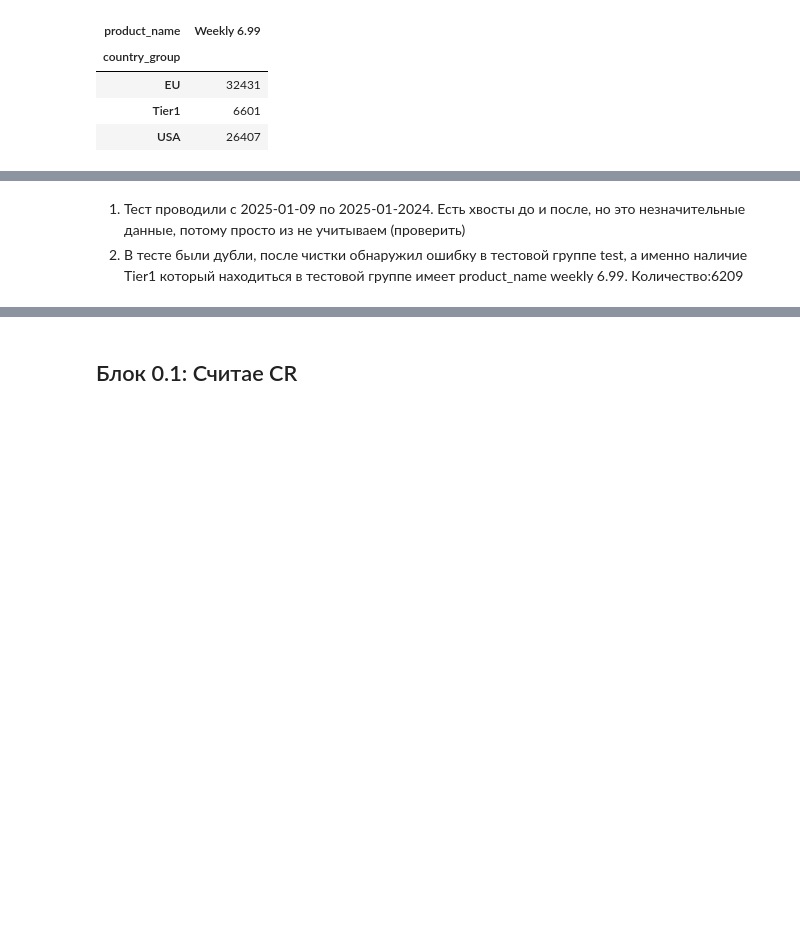
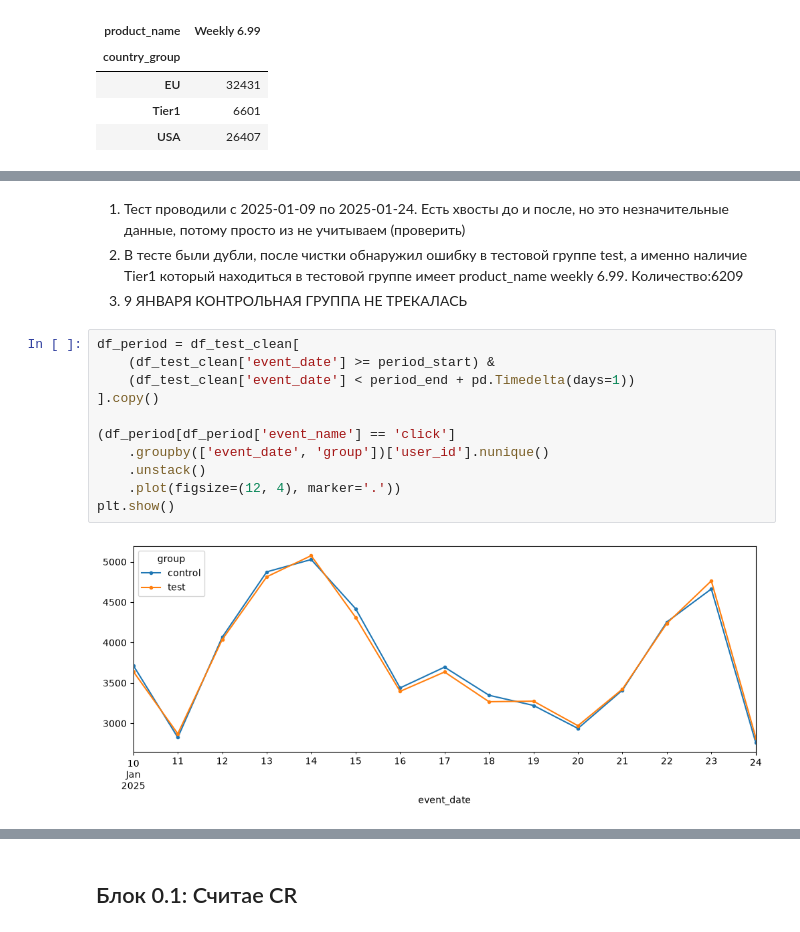
Before and after one commit to Trigger111/amo-case-nepop, a Jupyter notebook: amo_case_analysis.ipynb, the cells around one changed output, grey strips where cells are left out. Drawn from its saved outputs; the diff is of its cells as text; blank space fills up the shorter version.

```diff
--- a/amo_case_analysis.ipynb
+++ b/amo_case_analysis.ipynb
@@ -169,8 +169,22 @@ df_test_clean.groupby('event_name')['event_date'].agg(['min', 'max'])
 | otp_purchase | 2025-01-05 | 2025-02-23 |
 | purchase | 2025-01-09 | 2025-01-24 |
 # %% [markdown]
-1) Тест проводили с 2025-01-09 по 2025-01-2024. Есть хвосты до и после, но это незначительные данные, потому просто из не учитываем (проверить)
+1) Тест проводили с 2025-01-09 по 2025-01-24. Есть хвосты до и после, но это незначительные данные, потому просто из не учитываем (проверить)
 2) В тесте были дубли, после чистки обнаружил ошибку в тестовой группе test, а именно наличие Tier1 который находиться в тестовой группе имеет product_name weekly 6.99. Количество:6209
+3) 9 ЯНВАРЯ КОНТРОЛЬНАЯ ГРУППА НЕ ТРЕКАЛАСЬ
+# %%
+df_period = df_test_clean[
+    (df_test_clean['event_date'] >= period_start) &
+    (df_test_clean['event_date'] < period_end + pd.Timedelta(days=1))
+].copy()
+
+(df_period[df_period['event_name'] == 'click']
+    .groupby(['event_date', 'group'])['user_id'].nunique()
+    .unstack()
+    .plot(figsize=(12, 4), marker='.'))
+plt.show()
+# %% [output]
+[figure, added]
 # %%
 # --- Изоляция хвоста (всё, что вне окна 9–24 января) ---
 d = df_test_clean['event_date']
```
Also changed, not shown: parts of 7 cells of this notebook, 2 other files.
